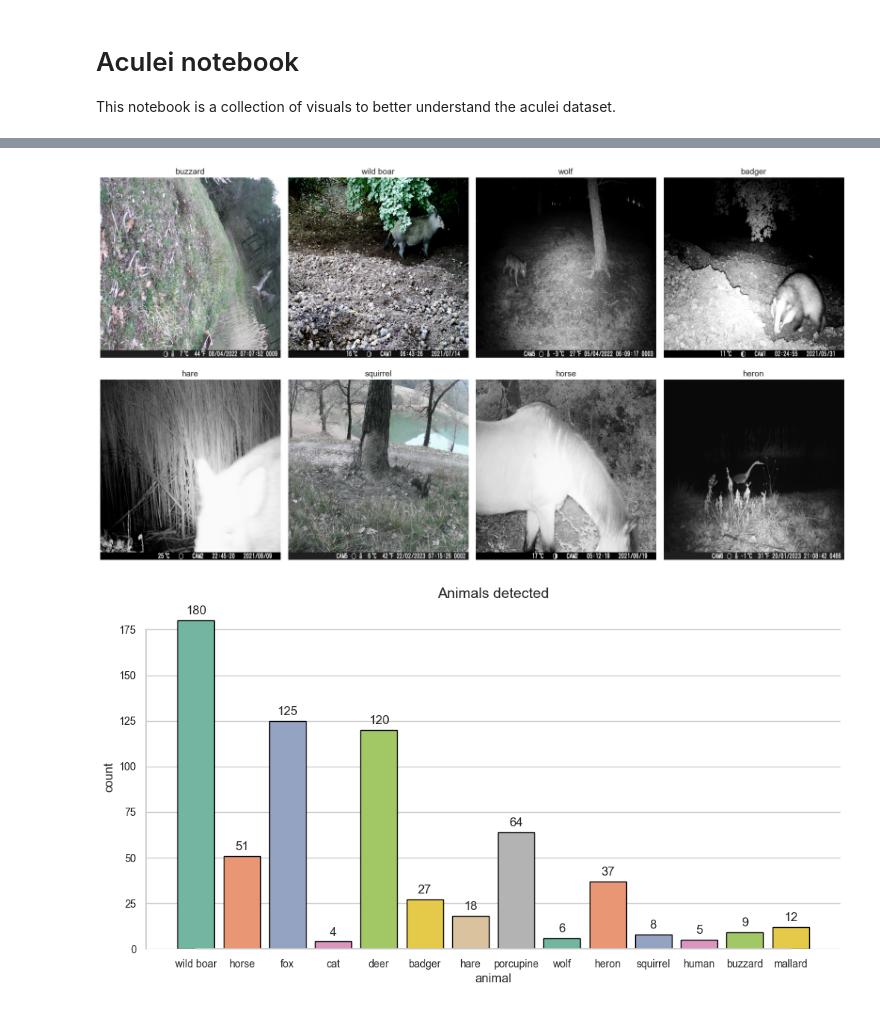
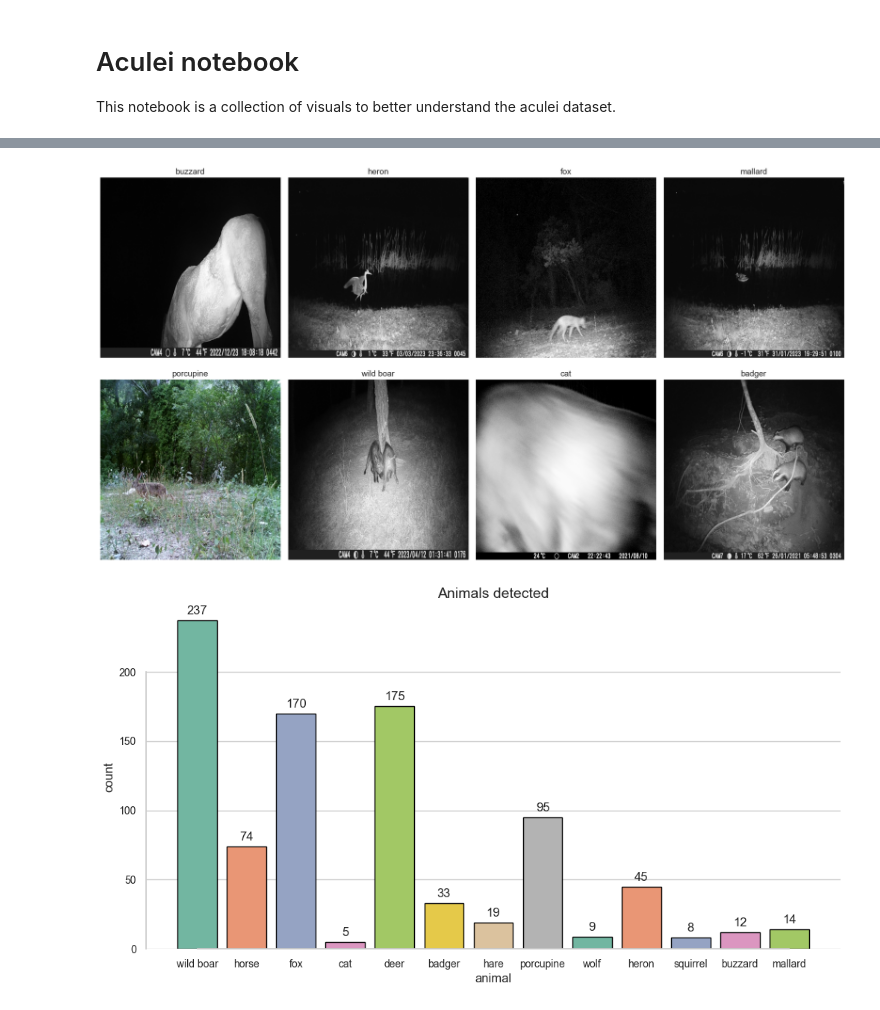
Before and after one commit to aculei/aculei-ai, a Jupyter notebook: viz.ipynb, the cells around one changed output, grey strips where cells are left out. Cells and saved outputs as stored; diff of their text form; code cells hidden in the pictures.

Commit message:
feat: process experience images

```diff
--- a/viz.ipynb
+++ b/viz.ipynb
@@ -22,4 +24,7 @@ sns.set_theme(context='notebook', style='whitegrid', palette="Set3", rc=rc)
 # %%
 data_folder = 'data/'
 image_folder = 'images/'
-df = pd.read_csv(os.path.join(data_folder, 'archive.csv'))
+d_archive = pd.read_csv(os.path.join(data_folder, 'archive.csv'))
+d_experience = pd.read_csv(os.path.join(data_folder, 'experience.csv'))
+
+df = pd.concat([d_archive, d_experience], ignore_index=False).reset_index(drop=True)
@@ -28,2 +50,10 @@ Filter out crazy temperatures
 # %%
 df.temperature = df.temperature.apply(lambda x: x if x > -10 and x < 40 else None)
+
+df.date = pd.to_datetime(df.date)
+
+# remove time from date
+df['day'] = df.date.dt.date
+
+# add month with year
+df['month'] = df.date.dt.to_period('M').astype(str)
@@ -30,24 +69,27 @@ df.temperature = df.temperature.apply(lambda x: x if x > -10 and x < 40 else Non
 # %%
-from PIL import Image
-
 # Ensure we have at least 8 unique samples
-subset = df.sample(200).drop_duplicates(subset=['predicted_animal'], keep='last').sample(8).reset_index()
+subset = df[~df['cam'].isna()].sample(200).drop_duplicates(subset=['predicted_animal'], keep='last').sample(8).reset_index()
 
 fig, axes = plt.subplots(2, 4, figsize=(18, 10))
 
 for i, row in subset.iterrows():
-    path = os.path.join(image_folder, row.cam, row.image_name)
+    path = os.path.join(image_folder, row.cam, row.image_name) if os.path.exists(
+        os.path.join(image_folder, row.cam, row.image_name)) else None
+
+    if path is None:
+        path = os.path.join(image_folder, "experience", row.image_name)
+
     img = Image.open(path)
     img = img.resize((2048, 2048))
     ax = axes[i // 4, i % 4]
     ax.imshow(img)
     ax.title.set_text(row.predicted_animal)
     ax.axis('off')
 
 plt.tight_layout()
 plt.show()
 # %% [output]
-[figure, old version]
+[figure, new version]
 # %%
 f, ax = plt.subplots()
 c = sns.countplot(df, x="predicted_animal", hue="predicted_animal", legend=False, palette="Set2", ec="black", ax=ax)
@@ -67,7 +109,7 @@ c.axes.margins(.05)
 sns.despine(trim=True)
 plt.show()
 # %% [output]
-[figure, old version]
+[figure, new version]
 # %%
 f, ax = plt.subplots()
 
```
Also changed, not shown: parts of 8 cells of this notebook, 4 other files.
